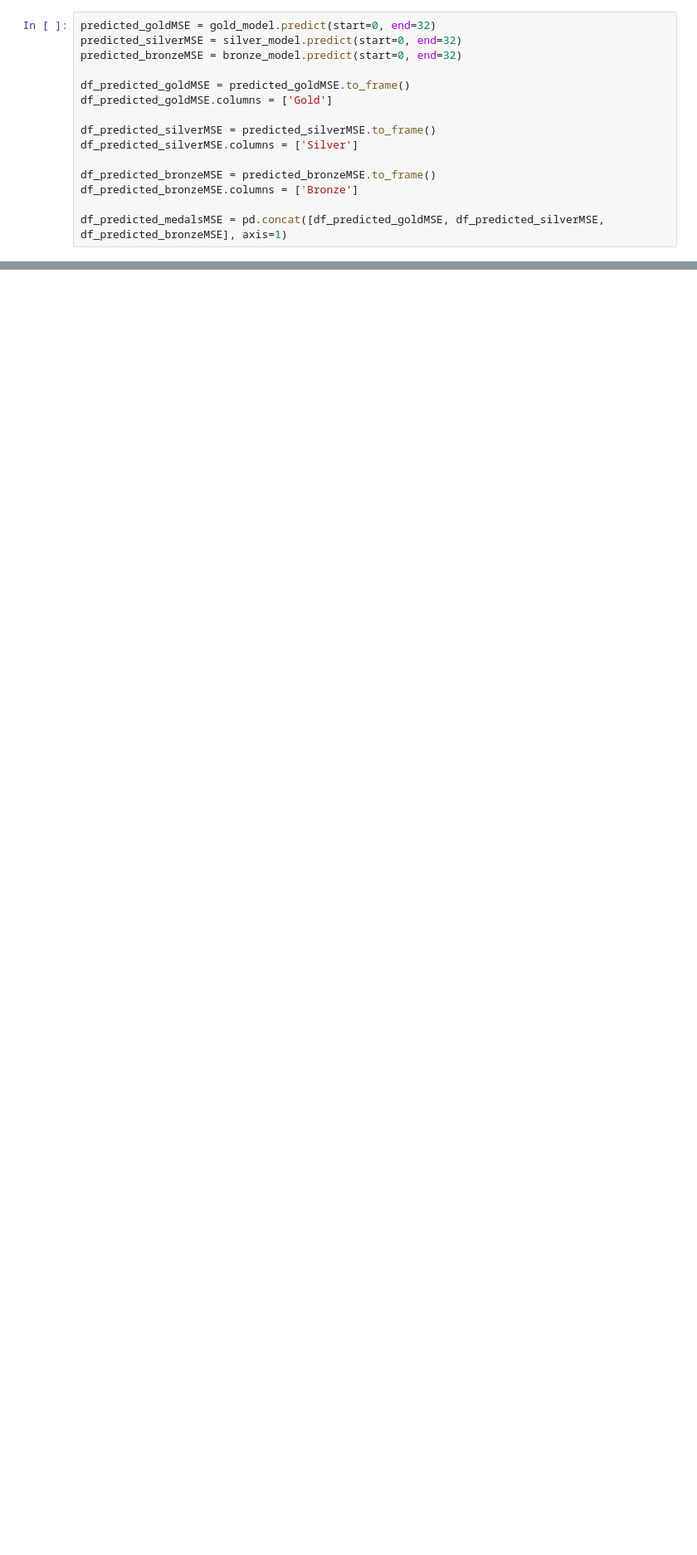
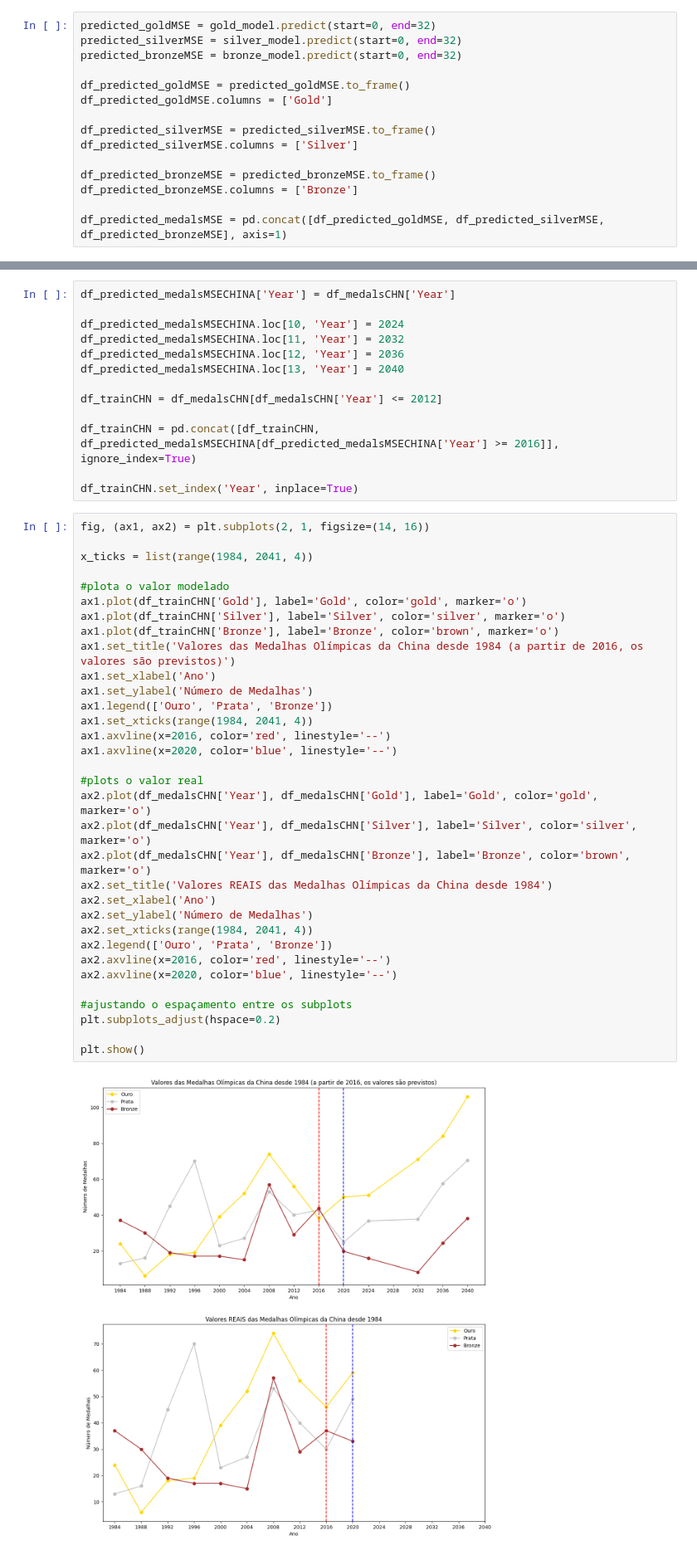
Before and after one commit to thiagonarcizo/formulacao-projetos, a Jupyter notebook: olimpiadas/tratamento.ipynb, the cells around one changed output, grey strips where cells are left out. Shown: that part at 83% size. Cells and saved outputs as stored; diff of their text form; blank space fills up the shorter version.

```diff
--- a/olimpiadas/tratamento.ipynb
+++ b/olimpiadas/tratamento.ipynb
@@ -438,0 +555,48 @@ plt.show()
+# %%
+df_predicted_medalsMSECHINA['Year'] = df_medalsCHN['Year']
+
+df_predicted_medalsMSECHINA.loc[10, 'Year'] = 2024
+df_predicted_medalsMSECHINA.loc[11, 'Year'] = 2032
+df_predicted_medalsMSECHINA.loc[12, 'Year'] = 2036
+df_predicted_medalsMSECHINA.loc[13, 'Year'] = 2040
+
+df_trainCHN = df_medalsCHN[df_medalsCHN['Year'] <= 2012]
+
+df_trainCHN = pd.concat([df_trainCHN, df_predicted_medalsMSECHINA[df_predicted_medalsMSECHINA['Year'] >= 2016]], ignore_index=True)
+
+df_trainCHN.set_index('Year', inplace=True)
+# %%
+fig, (ax1, ax2) = plt.subplots(2, 1, figsize=(14, 16))
+
+x_ticks = list(range(1984, 2041, 4))
+
+#plota o valor modelado
+ax1.plot(df_trainCHN['Gold'], label='Gold', color='gold', marker='o')
+ax1.plot(df_trainCHN['Silver'], label='Silver', color='silver', marker='o')
+ax1.plot(df_trainCHN['Bronze'], label='Bronze', color='brown', marker='o')
+ax1.set_title('Valores das Medalhas Olímpicas da China desde 1984 (a partir de 2016, os valores são previstos)')
+ax1.set_xlabel('Ano')
+ax1.set_ylabel('Número de Medalhas')
+ax1.legend(['Ouro', 'Prata', 'Bronze'])
+ax1.set_xticks(range(1984, 2041, 4))
+ax1.axvline(x=2016, color='red', linestyle='--')
+ax1.axvline(x=2020, color='blue', linestyle='--')
+
+#plots o valor real
+ax2.plot(df_medalsCHN['Year'], df_medalsCHN['Gold'], label='Gold', color='gold', marker='o')
+ax2.plot(df_medalsCHN['Year'], df_medalsCHN['Silver'], label='Silver', color='silver', marker='o')
+ax2.plot(df_medalsCHN['Year'], df_medalsCHN['Bronze'], label='Bronze', color='brown', marker='o')
+ax2.set_title('Valores REAIS das Medalhas Olímpicas da China desde 1984')
+ax2.set_xlabel('Ano')
+ax2.set_ylabel('Número de Medalhas')
+ax2.set_xticks(range(1984, 2041, 4))
+ax2.legend(['Ouro', 'Prata', 'Bronze'])
+ax2.axvline(x=2016, color='red', linestyle='--')
+ax2.axvline(x=2020, color='blue', linestyle='--')
+
+#ajustando o espaçamento entre os subplots
+plt.subplots_adjust(hspace=0.2)
+
+plt.show()
+# %% [output]
+[figure, added]
```
Also changed, not shown: parts of 11 cells of this notebook.
